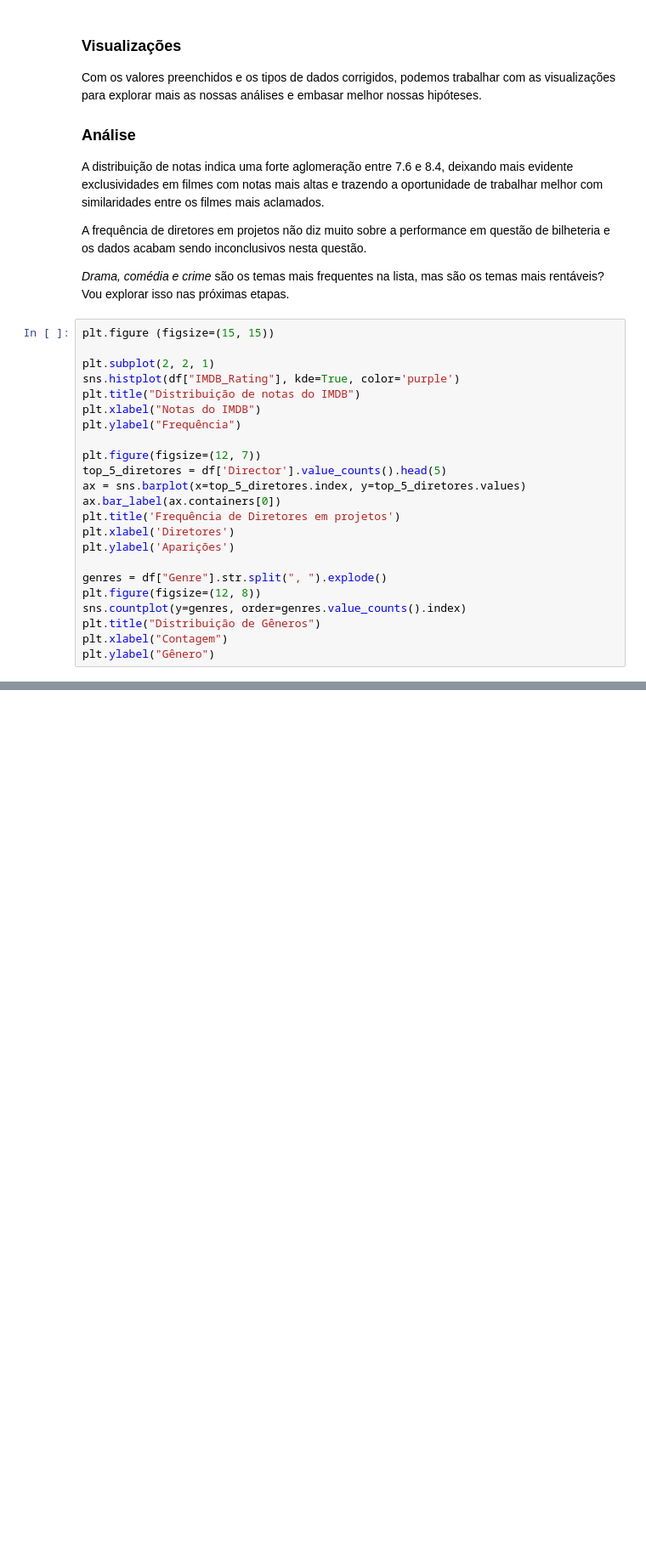
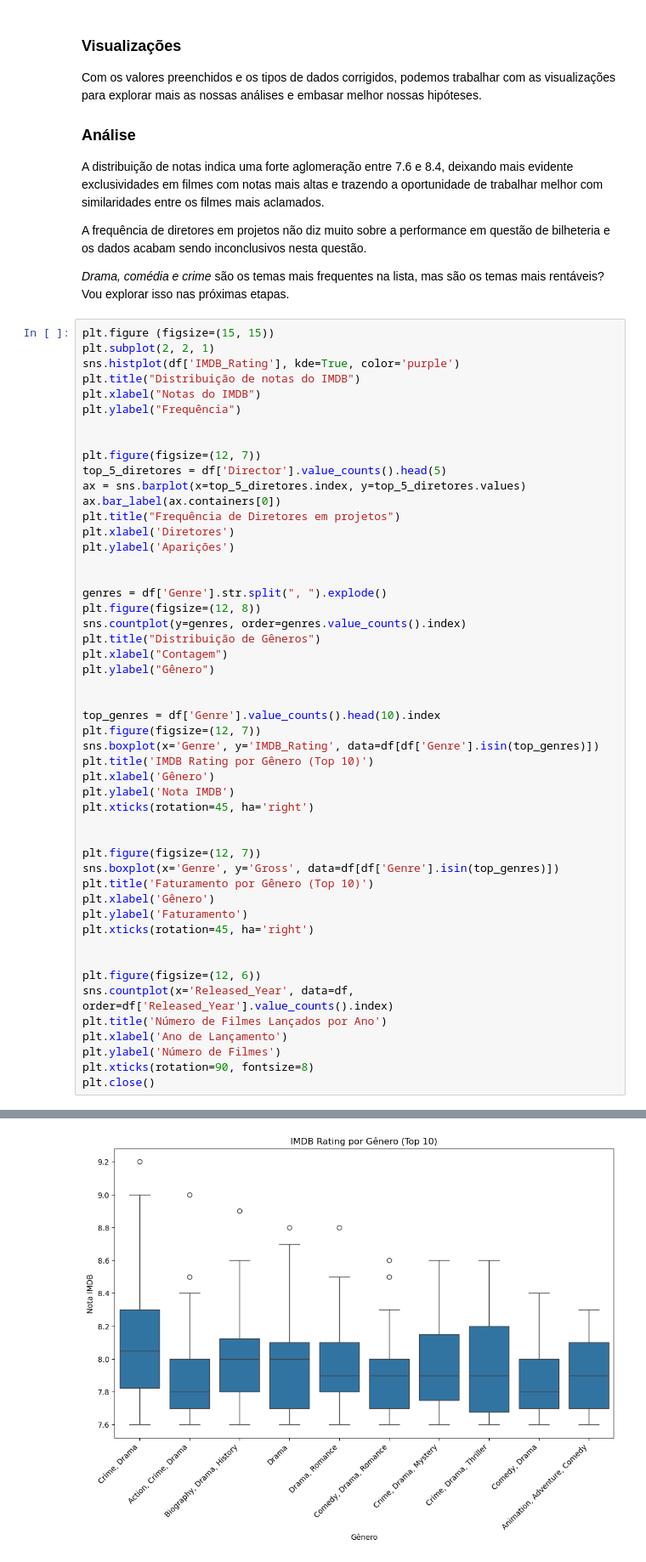
Before and after one commit to nairamclini/LH_CD_NAIRAM, a Jupyter notebook: desafio.ipynb, the cells around one changed output, grey strips where cells are left out. Shown at 85% size. Cells and saved outputs as stored; diff of their text form; blank space fills up the shorter version.

Commit message:
🚀 Deploy - Entrega do projeto.

```diff
--- a/desafio.ipynb
+++ b/desafio.ipynb
@@ -108,25 +134,52 @@ A frequência de diretores em projetos não diz muito sobre a performance em que
 *Drama, comédia e crime* são os temas mais frequentes na lista, mas são os temas mais rentáveis? Vou explorar isso nas próximas etapas.
 # %%
 plt.figure (figsize=(15, 15))
-
 plt.subplot(2, 2, 1)
-sns.histplot(df["IMDB_Rating"], kde=True, color='purple')
+sns.histplot(df['IMDB_Rating'], kde=True, color='purple')
 plt.title("Distribuição de notas do IMDB")
 plt.xlabel("Notas do IMDB")
 plt.ylabel("Frequência")
+
 
 plt.figure(figsize=(12, 7))
 top_5_diretores = df['Director'].value_counts().head(5)
 ax = sns.barplot(x=top_5_diretores.index, y=top_5_diretores.values)
 ax.bar_label(ax.containers[0])
-plt.title('Frequência de Diretores em projetos')
+plt.title("Frequência de Diretores em projetos")
 plt.xlabel('Diretores')
 plt.ylabel('Aparições')
 
-genres = df["Genre"].str.split(", ").explode()
+
+genres = df['Genre'].str.split(", ").explode()
 plt.figure(figsize=(12, 8))
 sns.countplot(y=genres, order=genres.value_counts().index)
 plt.title("Distribuição de Gêneros")
 plt.xlabel("Contagem")
 plt.ylabel("Gênero")
+
+
+top_genres = df['Genre'].value_counts().head(10).index
+plt.figure(figsize=(12, 7))
+sns.boxplot(x='Genre', y='IMDB_Rating', data=df[df['Genre'].isin(top_genres)])
+plt.title('IMDB Rating por Gênero (Top 10)')
+plt.xlabel('Gênero')
+plt.ylabel('Nota IMDB')
+plt.xticks(rotation=45, ha='right')
+
+
+plt.figure(figsize=(12, 7))
+sns.boxplot(x='Genre', y='Gross', data=df[df['Genre'].isin(top_genres)])
+plt.title('Faturamento por Gênero (Top 10)')
+plt.xlabel('Gênero')
+plt.ylabel('Faturamento')
+plt.xticks(rotation=45, ha='right')
+
+
+plt.figure(figsize=(12, 6))
+sns.countplot(x='Released_Year', data=df, order=df['Released_Year'].value_counts().index)
+plt.title('Número de Filmes Lançados por Ano')
+plt.xlabel('Ano de Lançamento')
+plt.ylabel('Número de Filmes')
+plt.xticks(rotation=90, fontsize=8)
+plt.close()
 # %% [output]
@@ -134,3 +186,4 @@ Text(0, 0.5, 'Gênero')
 [figure]
 [figure]
 [figure]
+[figure, added]
```
Also changed, not shown: parts of 7 cells of this notebook, 2 other files.
